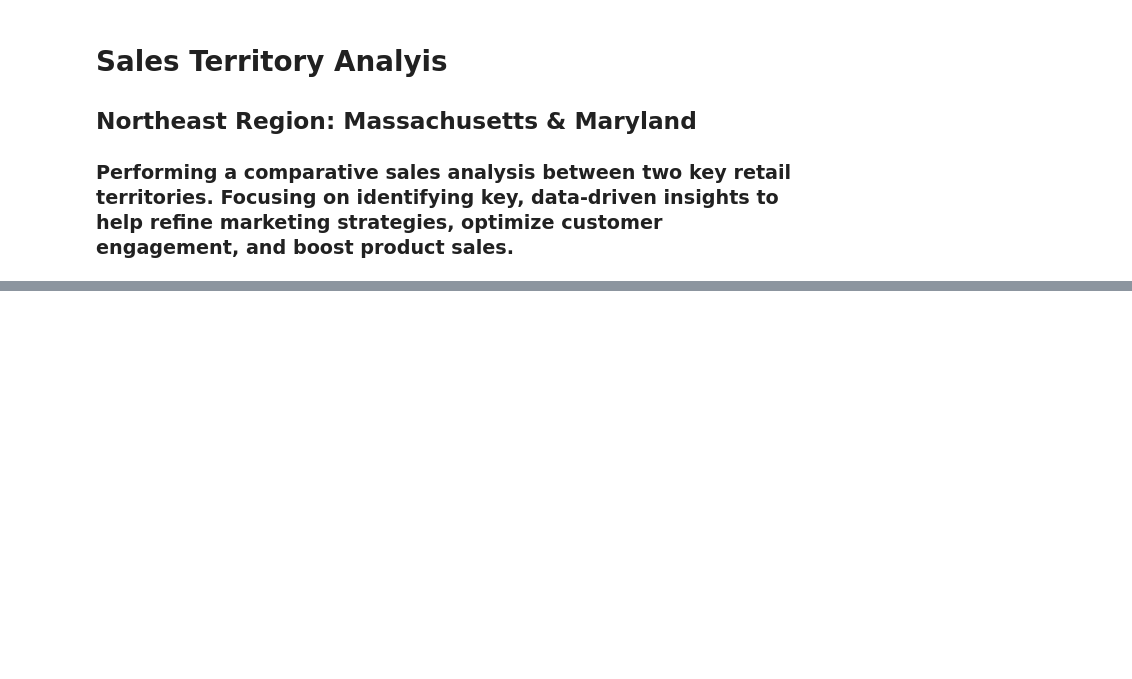
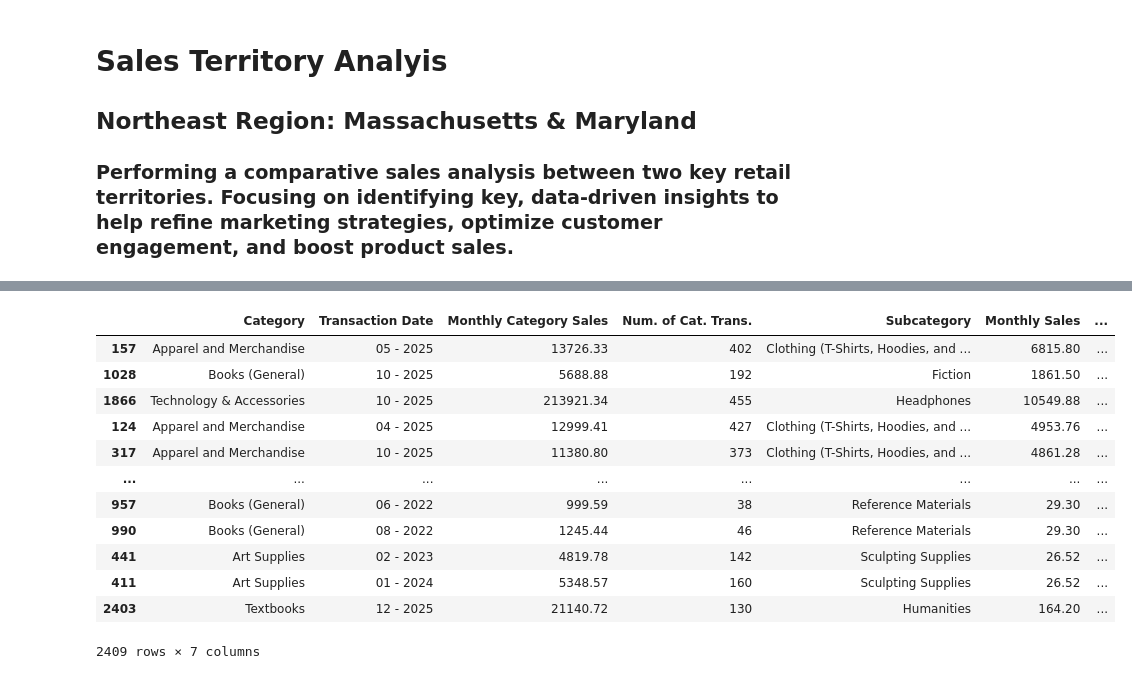
Before and after one commit to LAEV415/Capstone_2, a Jupyter notebook: EspinosaVillicana_sales_analysis.ipynb, the cells around one changed output, grey strips where cells are left out. Saved outputs shown, nothing was run; the diff lists cells and outputs as text; code cells hidden in the pictures; blank space fills up the shorter version.

```diff
--- a/EspinosaVillicana_sales_analysis.ipynb
+++ b/EspinosaVillicana_sales_analysis.ipynb
@@ -98,0 +424,12 @@ memory usage: 12.8 MB
+# %%
+#merge store sales data with customer list data on rewards id
+ma = merged_store_data[merged_store_data['State'] == 'Massachusetts']
+
+merge_cust = lambda x: pd.merge(x, customer_list, left_on='RewardsID', right_on='cust_id')
+
+merged_store_cust = merge_cust(ma)
+
+merged_store_cust = merged_store_cust.groupby(['RewardsID', 'name', 'email', 'phone', 'cust_id'])['Sale Amount'].sum().reset_index()
+
+merged_store_cust.sort_values(['Sale Amount'], ascending=False, inplace=True)
+merged_store_cust
@@ -98,0 +486,40 @@ memory usage: 12.8 MB
+# %%
+# Merge product tables together (products and product categories)
+prods_full = pd.merge(prods, prod_cat, on=['CategoryID', 'SubcategoryID'])
+
+# Merge prods full with already merged sales table focused on MA territory ## Create lambda for reuse
+merge_prods = lambda a: pd.merge(a, prods_full, on='Prod Num')
+ma_prods = merge_prods(ma)
+
+# Convert Transaction Date to datetime for formatting and sorting
+ma_prods['Transaction Date'] = pd.to_datetime(ma_prods['Transaction Date'])
+ma_prods.sort_values('Transaction Date', inplace=True)
+
+# Group by category, transaction date (monthly), and add sales plus count sales
+## This is so we can know our monthly category sales and monthly category transactions
+ma_by_cat = ma_prods.groupby(['Category', ma_prods['Transaction Date'].dt.strftime('%m - %Y')])['Sale Amount'].aggregate(['sum', 'count']).reset_index()
+ma_by_cat.rename(columns={'sum': 'Monthly Category Sales', 'count': 'Num. of Cat. Trans.'}, inplace=True)
+
+# This is for our product categories (subcategories), their pricing and num of transactions
+ma_prods_monthly = ma_prods.groupby(['Category', 'Subcategory', ma_prods['Transaction Date'].dt.strftime('%m - %Y')], sort=False)['Sale Amount'].aggregate(['sum', 'count']).reset_index()
+ma_prods_monthly.rename(columns={'sum': 'Monthly Sales', 'count': 'Num. of Transactions'}, inplace=True)
+
+ma_prods_monthly = pd.merge(ma_by_cat, ma_prods_monthly, on=['Category', 'Transaction Date'])
+# Sort by num of transactions to find most popular product
+ma_prods_monthly.sort_values('Num. of Transactions', ascending=False, inplace=True)
+
+ma_prods_monthly
+# %% [output]
+|  | Category | Transaction Date | Monthly Category Sales | Num. of Cat. Trans. | Subcategory | Monthly Sales | ... |
+| 157 | Apparel and Merchandise | 05 - 2025 | 13726.33 | 402 | Clothing (T-Shirts, Hoodies, and ... | 6815.80 | ... |
+| 1028 | Books (General) | 10 - 2025 | 5688.88 | 192 | Fiction | 1861.50 | ... |
+| 1866 | Technology & Accessories | 10 - 2025 | 213921.34 | 455 | Headphones | 10549.88 | ... |
+| 124 | Apparel and Merchandise | 04 - 2025 | 12999.41 | 427 | Clothing (T-Shirts, Hoodies, and ... | 4953.76 | ... |
+| 317 | Apparel and Merchandise | 10 - 2025 | 11380.80 | 373 | Clothing (T-Shirts, Hoodies, and ... | 4861.28 | ... |
+| ... | ... | ... | ... | ... | ... | ... | ... |
+| 957 | Books (General) | 06 - 2022 | 999.59 | 38 | Reference Materials | 29.30 | ... |
+| 990 | Books (General) | 08 - 2022 | 1245.44 | 46 | Reference Materials | 29.30 | ... |
+| 441 | Art Supplies | 02 - 2023 | 4819.78 | 142 | Sculpting Supplies | 26.52 | ... |
+| 411 | Art Supplies | 01 - 2024 | 5348.57 | 160 | Sculpting Supplies | 26.52 | ... |
+| 2403 | Textbooks | 12 - 2025 | 21140.72 | 130 | Humanities | 164.20 | ... |
+2409 rows × 7 columns
```
Also changed, not shown: parts of 53 cells of this notebook, 1 other file.
